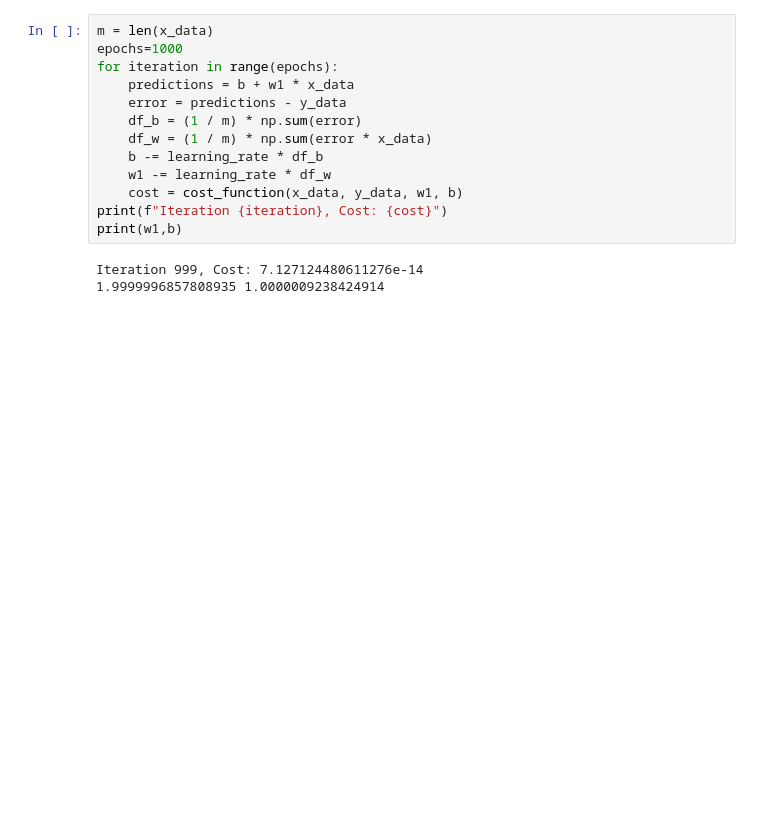
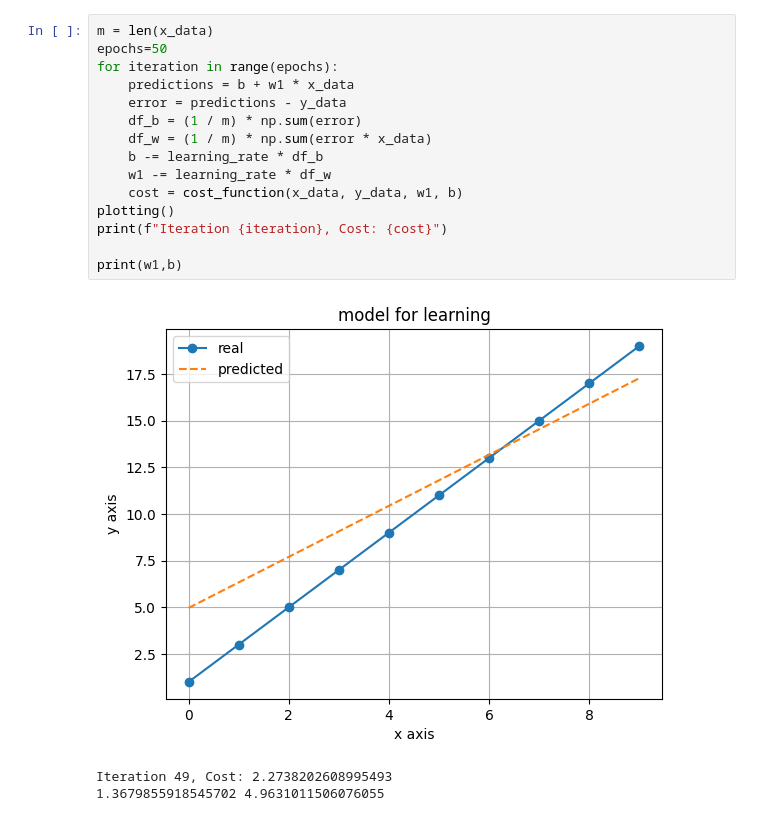
Before and after one commit to AbhijeetJ-512/ML, a Jupyter notebook: ml/linear.ipynb, the cells around one changed output. Drawn from its saved outputs; the diff is of its cells as text; blank space fills up the shorter version.

```diff
--- a/ml/linear.ipynb
+++ b/ml/linear.ipynb
@@ -30,16 +45,19 @@ cost_function(x_data,y_data,w1,b)
 # %%
 m = len(x_data)
-epochs=1000
+epochs=50
 for iteration in range(epochs):
     predictions = b + w1 * x_data
     error = predictions - y_data
     df_b = (1 / m) * np.sum(error)
     df_w = (1 / m) * np.sum(error * x_data)
     b -= learning_rate * df_b
     w1 -= learning_rate * df_w
     cost = cost_function(x_data, y_data, w1, b)
+plotting()
 print(f"Iteration {iteration}, Cost: {cost}")
+
 print(w1,b)
 # %% [output]
+[figure, added]
-Iteration 999, Cost: 7.127124480611276e-14
-1.9999996857808935 1.0000009238424914
+Iteration 49, Cost: 2.2738202608995493
+1.3679855918545702 4.9631011506076055
```
Also changed, not shown: parts of 8 cells of this notebook, 1 other file.
